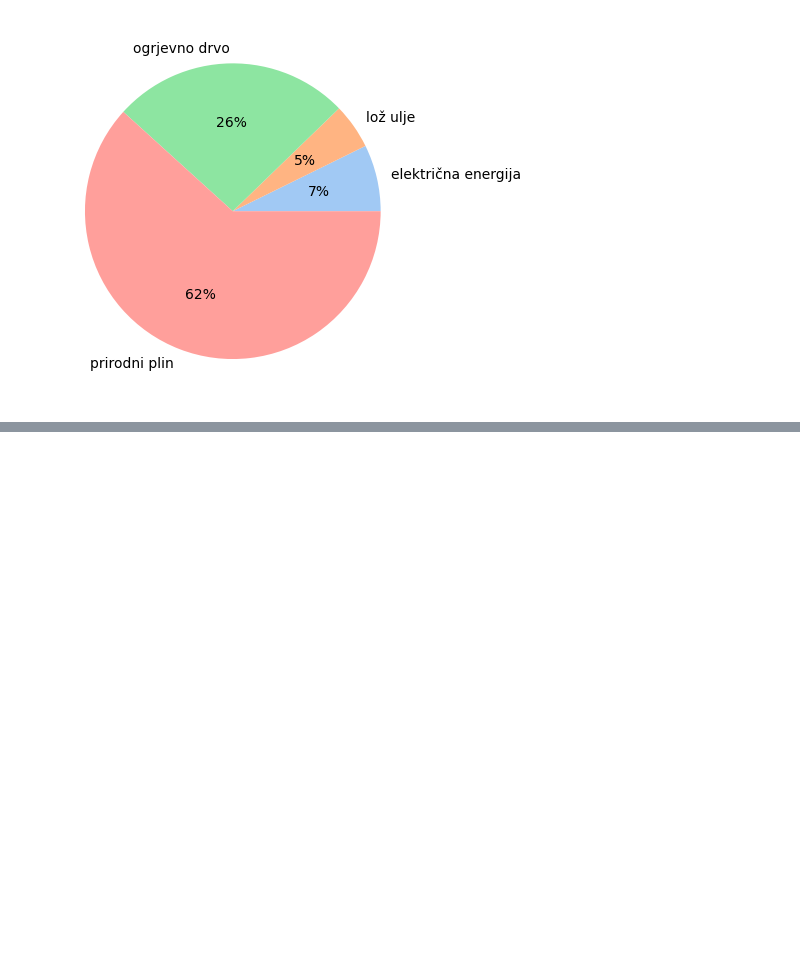
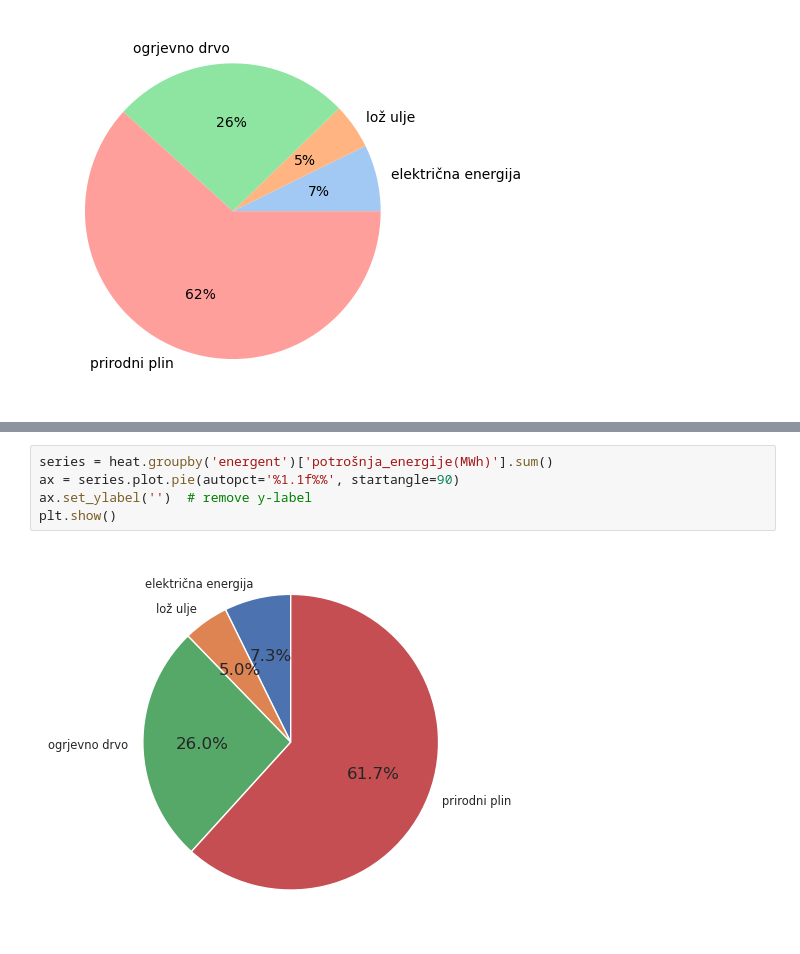
Before and after one commit to Green-Zone-Lab/vk_secap, a Jupyter notebook: notebooks/2011_Base_inventory.ipynb, the cells around one changed output, grey strips where cells are left out. Drawn from its saved outputs; the diff is of its cells as text; blank space fills up the shorter version.

Commit message:
New data and charts for base inv

```diff
--- a/notebooks/2011_Base_inventory.ipynb
+++ b/notebooks/2011_Base_inventory.ipynb
@@ -87,3 +87,10 @@ plt.setp(legend.get_title(), fontsize='x-small')
 plt.show()
 # %% [output]
 [figure]
+# %%
+series = heat.groupby('energent')['potrošnja_energije(MWh)'].sum()
+ax = series.plot.pie(autopct='%1.1f%%', startangle=90)
+ax.set_ylabel('')  # remove y-label
+plt.show()
+# %% [output]
+[figure, added]
```
Also changed, not shown: parts of 8 cells of this notebook.
